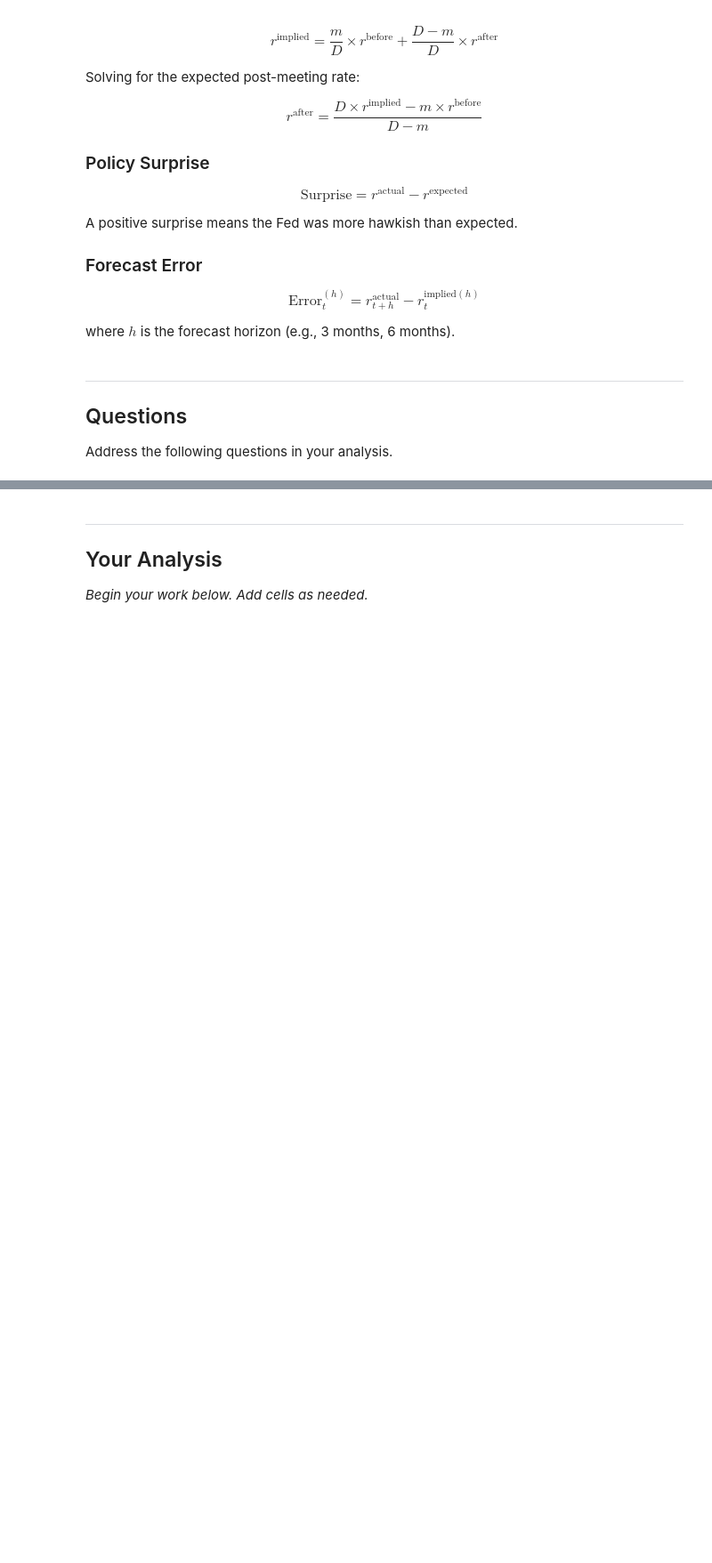
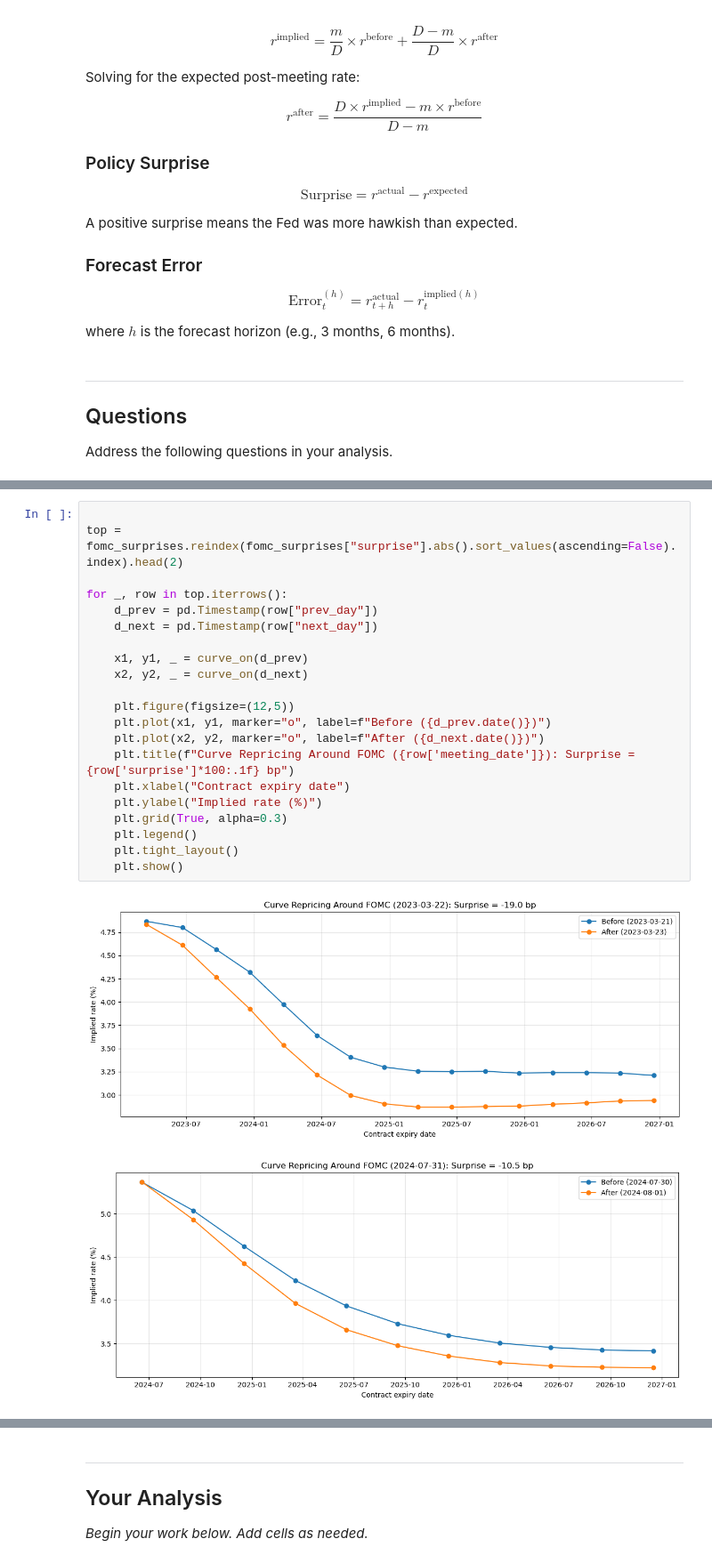
Before and after one commit to ayushbhupal/Fixed-Income-HW-Group-B, a Jupyter notebook: project/P.2. SOFR Futures and Policy Expectations.ipynb, the cells around one changed output, grey strips where cells are left out. Shown at 89% size. Saved outputs shown, nothing was run; the diff lists cells and outputs as text; blank space fills up the shorter version.

```diff
--- a/project/P.2. SOFR Futures and Policy Expectations.ipynb
+++ b/project/P.2. SOFR Futures and Policy Expectations.ipynb
@@ -345,3 +589,27 @@ c) For the **2–3 meetings with the largest surprises**, show how the full futu
+# %%
+
+top = fomc_surprises.reindex(fomc_surprises["surprise"].abs().sort_values(ascending=False).index).head(2)
+
+for _, row in top.iterrows():
+    d_prev = pd.Timestamp(row["prev_day"])
+    d_next = pd.Timestamp(row["next_day"])
+
+    x1, y1, _ = curve_on(d_prev)
+    x2, y2, _ = curve_on(d_next)
+
+    plt.figure(figsize=(12,5))
+    plt.plot(x1, y1, marker="o", label=f"Before ({d_prev.date()})")
+    plt.plot(x2, y2, marker="o", label=f"After ({d_next.date()})")
+    plt.title(f"Curve Repricing Around FOMC ({row['meeting_date']}): Surprise = {row['surprise']*100:.1f} bp")
+    plt.xlabel("Contract expiry date")
+    plt.ylabel("Implied rate (%)")
+    plt.grid(True, alpha=0.3)
+    plt.legend()
+    plt.tight_layout()
+    plt.show()
+# %% [output]
+[figure, added]
+[figure, added]
 # %% [markdown]
 ### Question 3: Forecast Accuracy
 
```
Also changed, not shown: parts of 42 cells of this notebook, 6 other files.
